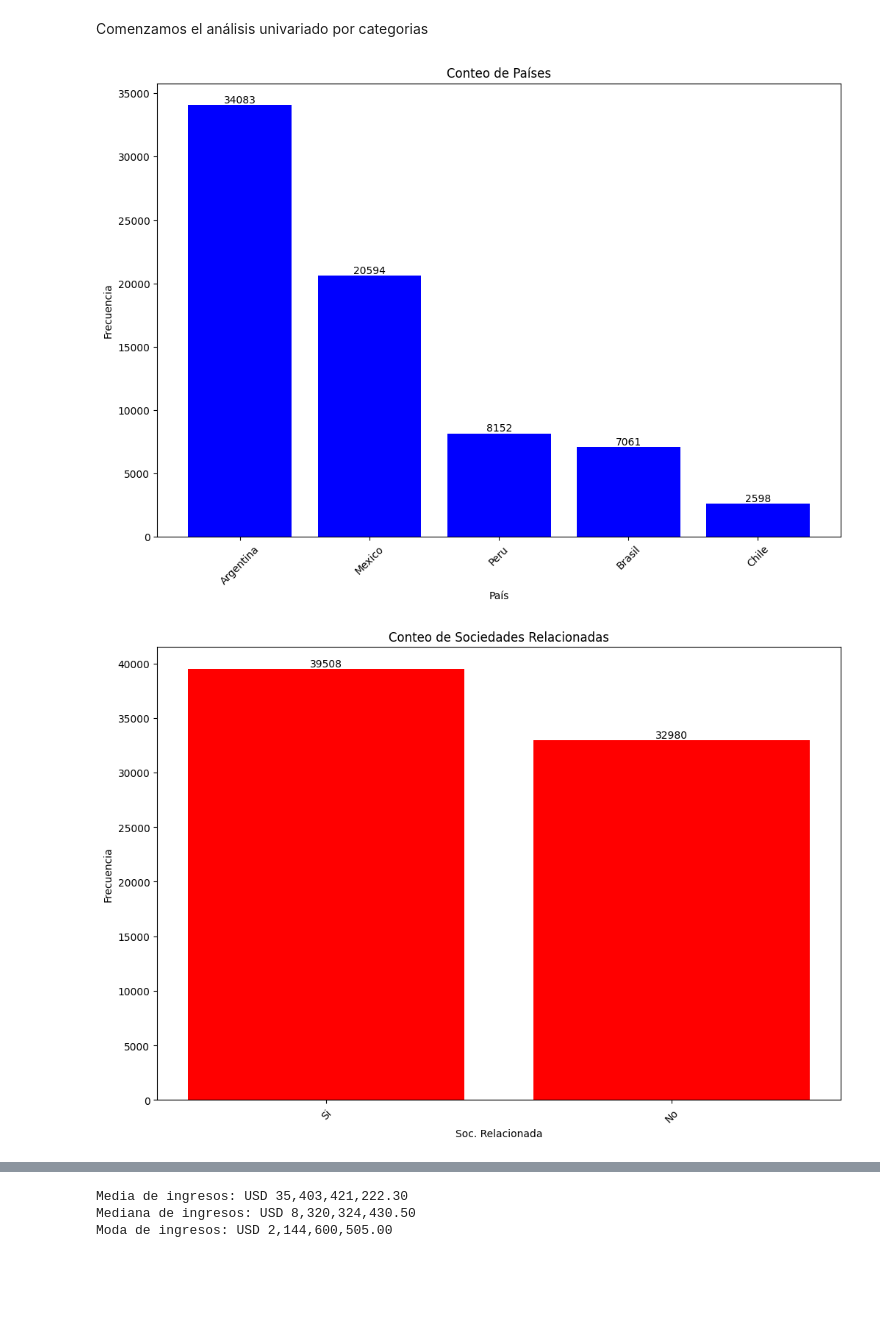
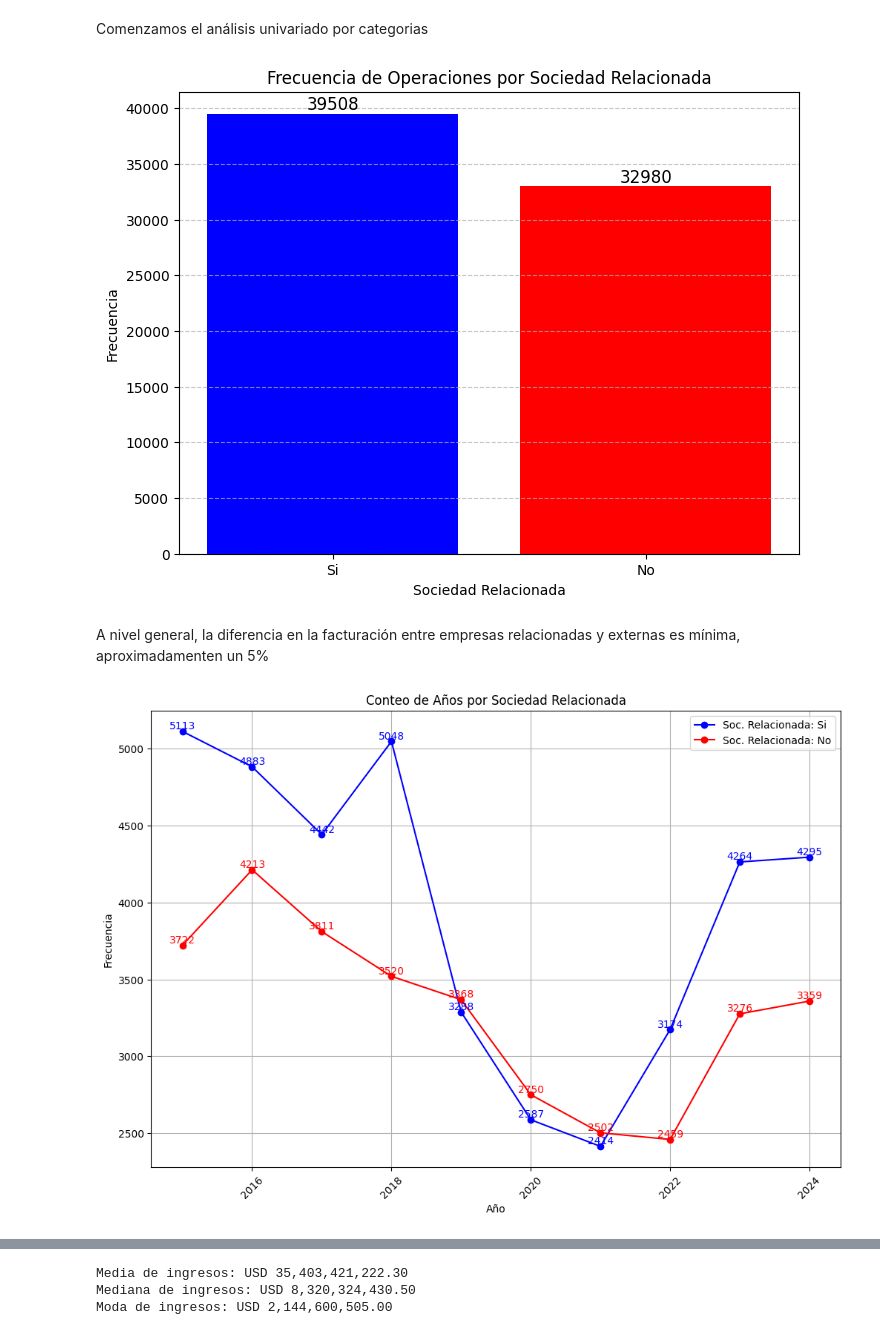
Before and after one commit to 1fac/mi_proyecto_git_61680, a Jupyter notebook: Mi_proyecto_61680.ipynb, the cells around one changed output, grey strips where cells are left out. Saved outputs shown, nothing was run; the diff lists cells and outputs as text; code cells hidden in the pictures; blank space fills up the shorter version.

```diff
--- a/Mi_proyecto_61680.ipynb
+++ b/Mi_proyecto_61680.ipynb
@@ -985,38 +998,59 @@ m
 ##Análisis univariado
 # %% [markdown]
 Comenzamos el análisis univariado por categorias
+# %%
+# Contar la frecuencia de cada categoría en 'Soc. Relacionada'
+freq_counts = Facturación_América['Soc. Relacionada'].value_counts()
+
+# Crear la figura
+plt.figure(figsize=(8, 6))
+plt.bar(freq_counts.index, freq_counts.values, color=['blue', 'red'])
+
+# Etiquetas y formato
+plt.xlabel('Sociedad Relacionada')
+plt.ylabel('Frecuencia')
+plt.title('Frecuencia de Operaciones por Sociedad Relacionada')
+plt.grid(axis='y', linestyle='--', alpha=0.7)
+
+# Mostrar valores en las barras
+for i, value in enumerate(freq_counts.values):
+    plt.text(i, value + 5, str(value), ha='center', va='bottom', fontsize=12)
+
+# Mostrar gráfico
+plt.show()
+# %% [output]
+[figure, added]
+# %% [markdown]
+A nivel general, la diferencia en la facturación entre empresas relacionadas y externas es mínima, aproximadamenten un 5%
 # %%
-# Crear un conteo de las categorías en cada variable
-país_counts = Facturación_América['País'].value_counts()
-
-soc_rel_counts = Facturación_América['Soc. Relacionada'].value_counts()
+# Filtrar los datos por categoría de 'Soc. Relacionada'
+si_counts = Facturación_América[Facturación_América['Soc. Relacionada'] == 'Si']['Año'].value_counts().sort_index()
+no_counts = Facturación_América[Facturación_América['Soc. Relacionada'] == 'No']['Año'].value_counts().sort_index()
 
 # Función para agregar etiquetas de frecuencia
-def agregar_etiquetas_de_frecuencia(ax, counts):
+def agregar_etiquetas_de_frecuencia_linea(ax, counts, color):
     for i, value in enumerate(counts.values):
-        ax.text(i, value + 0.5, str(value), ha='center', va='bottom')
+        ax.text(counts.index[i], value, str(value), ha='center', va='bottom', color=color)
 
-# Graficar el barplot para 'País'
+# Graficar el gráfico de líneas
 plt.figure(figsize=(12, 8))
-ax1 = plt.bar(país_counts.index, país_counts.values, color='blue')
-plt.title('Conteo de Países')
-plt.xlabel('País')
+plt.plot(si_counts.index, si_counts.values, marker='o', color='blue', label='Soc. Relacionada: Si')
+plt.plot(no_counts.index, no_counts.values, marker='o', color='red', label='Soc. Relacionada: No')
+
+# Etiquetas y formato
+title = 'Conteo de Años por Sociedad Relacionada'
+plt.title(title)
+plt.xlabel('Año')
 plt.ylabel('Frecuencia')
 plt.xticks(rotation=45)
-agregar_etiquetas_de_frecuencia(plt.gca(), país_counts)
+plt.grid(True)
+plt.legend()
+
+# Agregar etiquetas de frecuencia
+agregar_etiquetas_de_frecuencia_linea(plt.gca(), si_counts, 'blue')
+agregar_etiquetas_de_frecuencia_linea(plt.gca(), no_counts, 'red')
+
+# Mostrar gráfico
 plt.show()
-
-
-
-# Graficar el barplot para 'Soc. Relacionada'
-plt.figure(figsize=(12, 8))
-ax4 = plt.bar(soc_rel_counts.index, soc_rel_counts.values, color='red')
-plt.title('Conteo de Sociedades Relacionadas')
-plt.xlabel('Soc. Relacionada')
-plt.ylabel('Frecuencia')
-plt.xticks(rotation=45)
-agregar_etiquetas_de_frecuencia(plt.gca(), soc_rel_counts)
-plt.show()
 # %% [output]
-[figure, old version]
+[figure, new version]
-[figure, removed]
```
Also changed, not shown: parts of 17 cells of this notebook.
